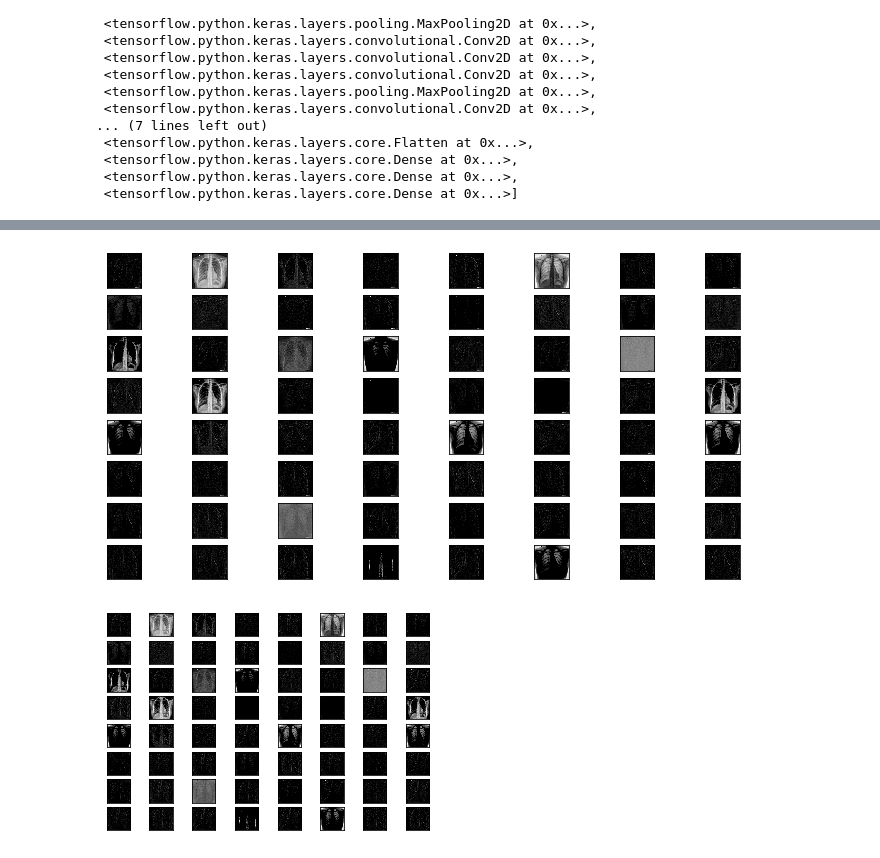
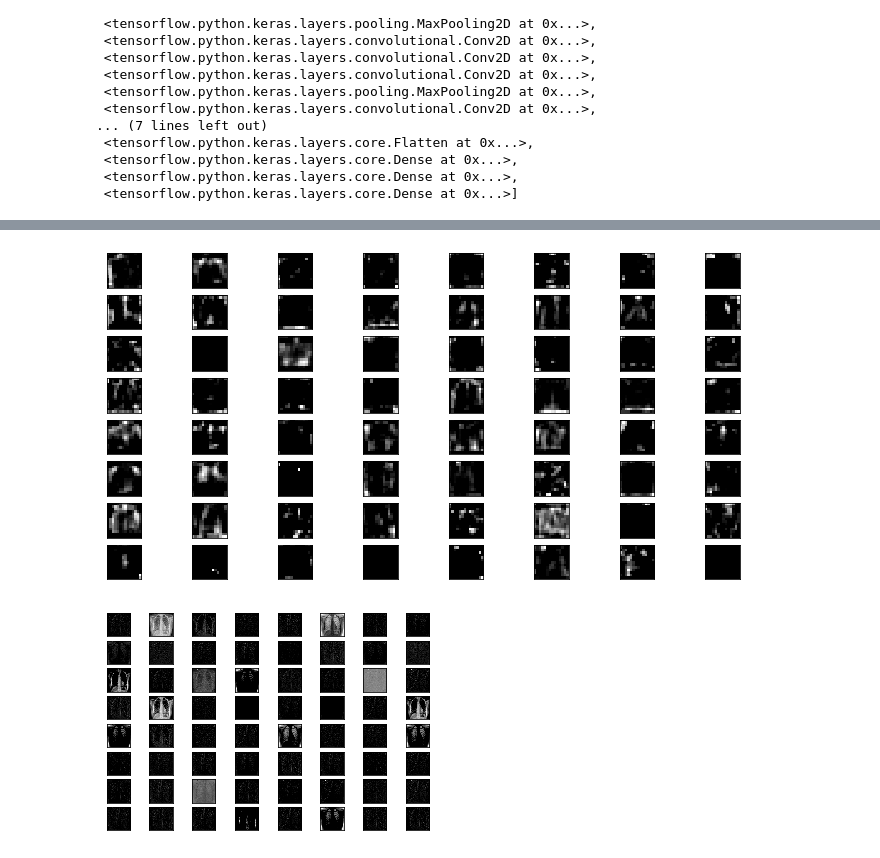
Before and after one commit to bagnine/Pnuemonia-image-classification, a Jupyter notebook: notebooks/EDA/layerExtraction.ipynb, the cells around one changed output, grey strips where cells are left out. Drawn from its saved outputs; the diff is of its cells as text; code cells hidden in the pictures.

```diff
--- a/notebooks/EDA/layerExtraction.ipynb
+++ b/notebooks/EDA/layerExtraction.ipynb
@@ -223,5 +223,5 @@ def computer_vision(fit_model, image, layer=1, filters=64, all_blocks=False, blo
 #         # show the figure
 #         plt.show()
 # %%
-computer_vision(model ,img)
+computer_vision(model ,img, layer=15)
 # %% [output]
@@ -229,4 +229,4 @@ WARNING:tensorflow:5 out of the last 18 calls to <function Model.make_predict_fu
-[figure, old version]
+[figure, new version]
 # %%
 feature_maps = model_copy.predict(img_pre)
 # %%
```
Also changed, not shown: parts of 3 cells of this notebook, 1 other file.
